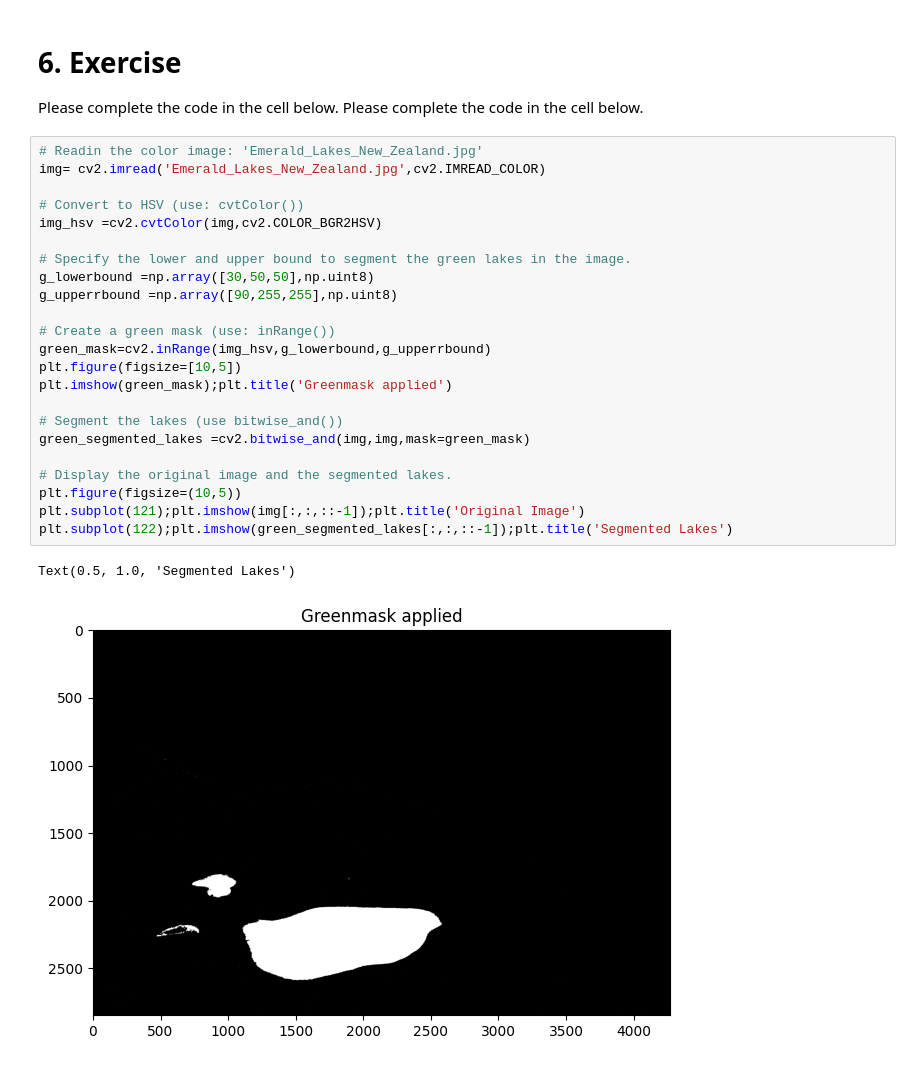
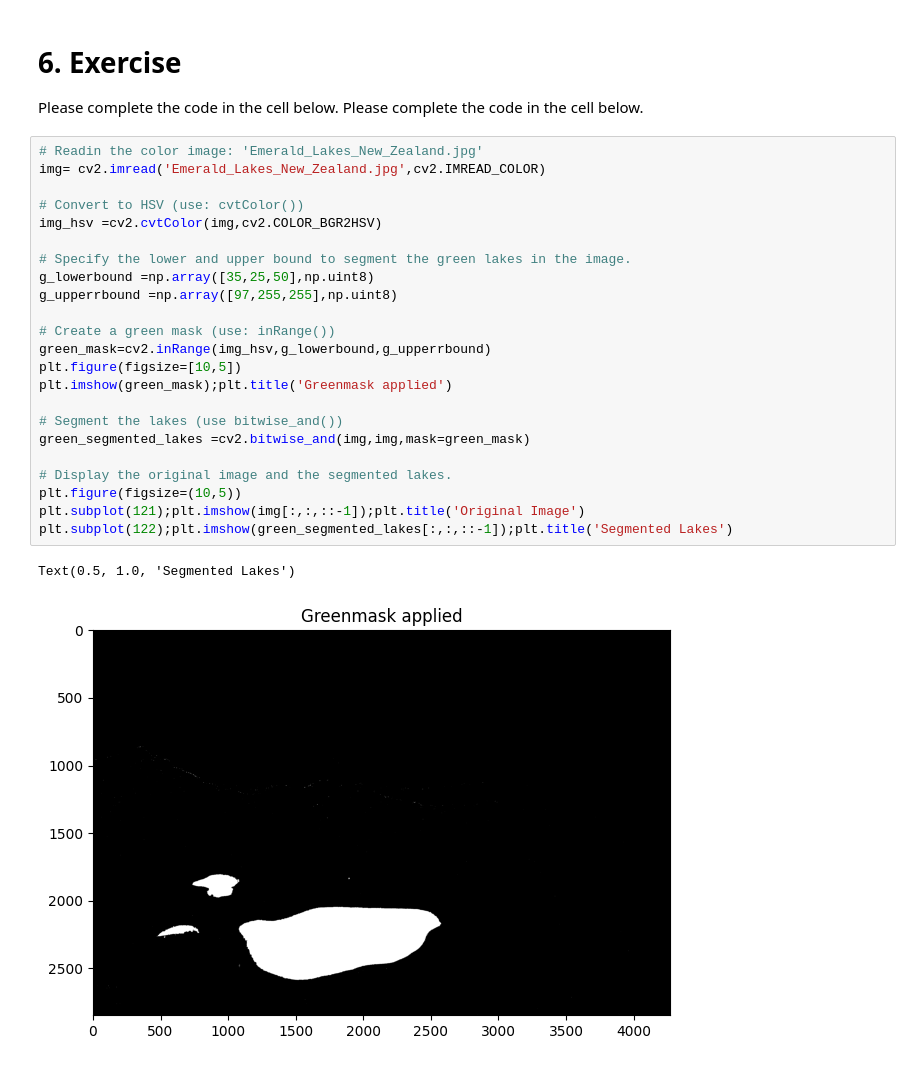
Before and after one commit to DulanMahesh/ComputerVision, a Jupyter notebook: Module_03_02_Color_Segmentation.ipynb, the cells around one changed output. Drawn from its saved outputs; the diff is of its cells as text.

```diff
--- a/Module_03_02_Color_Segmentation.ipynb
+++ b/Module_03_02_Color_Segmentation.ipynb
@@ -123,29 +123,29 @@ Please complete the code in the cell below.
 # %%
 # Readin the color image: 'Emerald_Lakes_New_Zealand.jpg'
 img= cv2.imread('Emerald_Lakes_New_Zealand.jpg',cv2.IMREAD_COLOR)
 
 # Convert to HSV (use: cvtColor())
 img_hsv =cv2.cvtColor(img,cv2.COLOR_BGR2HSV)
 
 # Specify the lower and upper bound to segment the green lakes in the image.
-g_lowerbound =np.array([30,50,50],np.uint8)
-g_upperrbound =np.array([90,255,255],np.uint8)
+g_lowerbound =np.array([35,25,50],np.uint8)
+g_upperrbound =np.array([97,255,255],np.uint8)
 
 # Create a green mask (use: inRange())
 green_mask=cv2.inRange(img_hsv,g_lowerbound,g_upperrbound)
 plt.figure(figsize=[10,5])
 plt.imshow(green_mask);plt.title('Greenmask applied')
 
 # Segment the lakes (use bitwise_and())
 green_segmented_lakes =cv2.bitwise_and(img,img,mask=green_mask)
 
 # Display the original image and the segmented lakes.
 plt.figure(figsize=(10,5))
 plt.subplot(121);plt.imshow(img[:,:,::-1]);plt.title('Original Image')
 plt.subplot(122);plt.imshow(green_segmented_lakes[:,:,::-1]);plt.title('Segmented Lakes')
 # %% [output]
 Text(0.5, 1.0, 'Segmented Lakes')
-[figure, old version]
+[figure, new version]
 [figure]
 # %% [markdown]
 Your results should look similar to this.
```
